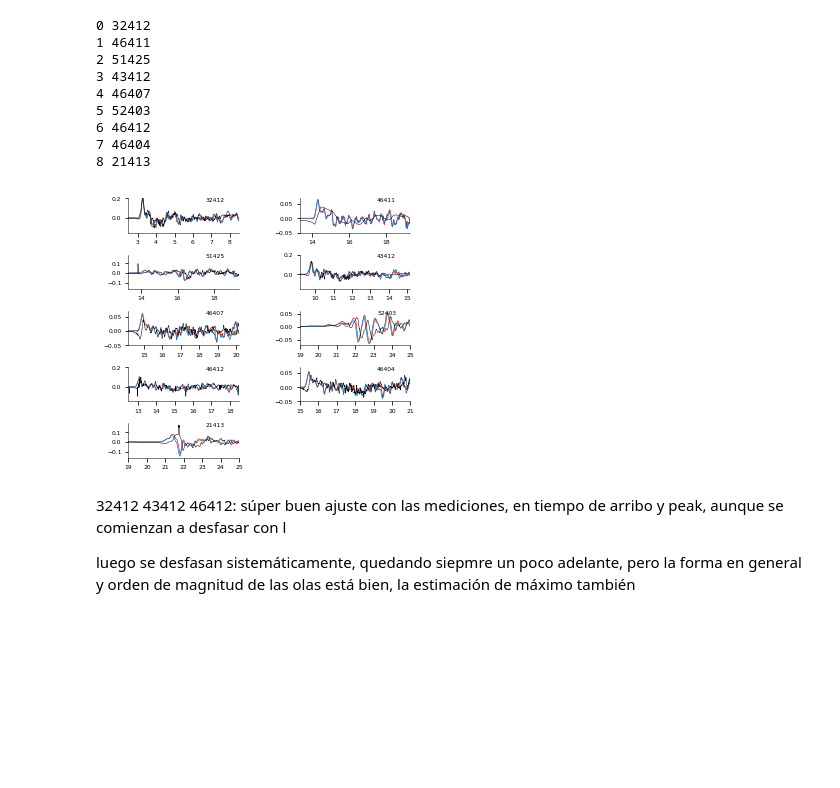
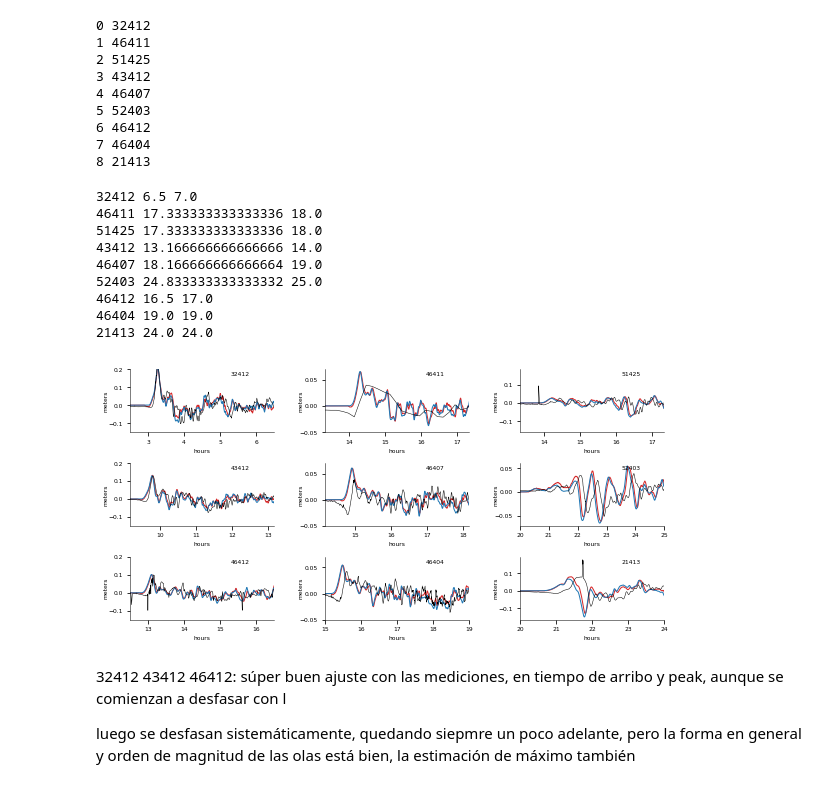
Before and after one commit to jgalazm/comp-geo-paper-figures, a Jupyter notebook: 03_biobio2010/comparison/finalPlots.ipynb, the cells around one changed output. Saved outputs shown, nothing was run; the diff lists cells and outputs as text; code cells hidden in the pictures; blank space fills up the shorter version.

Commit message:
fix 2010 plots to match paper, ignore pngs

```diff
--- a/03_biobio2010/comparison/finalPlots.ipynb
+++ b/03_biobio2010/comparison/finalPlots.ipynb
@@ -160,41 +158,56 @@ font = {'family' : 'normal',
 
 matplotlib.rc('font', **font)
 # %%
-f = plt.figure(figsize=(4.5,4))
+f = plt.figure(figsize=(12/1.5, 6/1.5))
 for i, dart_number in enumerate(orderedBuoys):
-    ax = f.add_subplot(5,2,i+1)
+    ax = f.add_subplot(3,3,i+1)
 
     ax.plot(ewave['Minute']/60., ewave[str(dart_number)],
-            label='easywave',color='#d62728', linewidth=0.7)
+            label='easywave',color='#d62728', linewidth=1)
     ax.plot(np.array(nami[dart_number].time)/60/60, nami[dart_number].surface,
-            label='nami', linewidth=0.7)
+            label='nami', linewidth=1)
     ax.plot(darts[dart_number][:,0]*24, darts[dart_number][:,1],
             label='dart buoy', color='k',linewidth=0.5)
 
-#     plt.legend(loc=0)
-    ax.set_xlim(min(starts[dart_number]/60,19), min(starts[dart_number]/60+6,25))
+
+    xmin = min(starts[dart_number]/60, 20)
+    xmax = min(starts[dart_number]/60+4,25)
+    ax.set_xlim( xmin, xmax)
     ax.annotate('%s'%dart_number, [0.7,0.9], xycoords='axes fraction')
-    ax.yaxis.set_label_coords(-0.35,0.5)
+    ax.yaxis.set_label_coords(-0.15,0.5)
     ax.spines['right'].set_visible(False)
     ax.spines['top'].set_visible(False)
     ax.spines['left'].set_linewidth(0.5)
+
     ax.spines['bottom'].set_linewidth(0.5)
-
-    if dart_number in yranges:
-        ax.set_ylim(yranges[dart_number][0], yranges[dart_number][1])
+    xticks = np.arange(np.ceil(xmin), np.ceil(xmax+0.5), 1, dtype=np.int)
+    ax.set_xticks(xticks)
     if dart_number in group1:
         ax.set_ylim(-0.15,0.2)
+        ax.set_yticks(np.arange(-0.1,0.2,0.1))
     elif dart_number in group2:
         ax.set_ylim(-0.05,0.07)
+        ax.set_yticks(np.arange(-0.05,0.051,0.05))
 
-#     ax.set_xlabel('hours')
-#     ax.set_ylabel('meters')
+
+    ax.set_xlabel('hours')
+    ax.set_ylabel('meters')
+
 
 f.tight_layout()
-f.subplots_adjust(wspace=0.55)
+f.subplots_adjust(wspace=0.35)
 f.savefig('timeseries2010.png',dpi=300, bbox_inches='tight')
 # %% [output]
+32412 6.5 7.0
+46411 17.333333333333336 18.0
+51425 17.333333333333336 18.0
+43412 13.166666666666666 14.0
+46407 18.166666666666664 19.0
+52403 24.833333333333332 25.0
+46412 16.5 17.0
+46404 19.0 19.0
+21413 24.0 24.0
-[figure, old version]
+[figure, new version]
 # %% [markdown]
 32412 43412 46412: súper buen ajuste con las mediciones, en tiempo de arribo y peak, aunque se comienzan a desfasar con l
 
```
Also changed, not shown: parts of 1 cell of this notebook, 1 other file.
